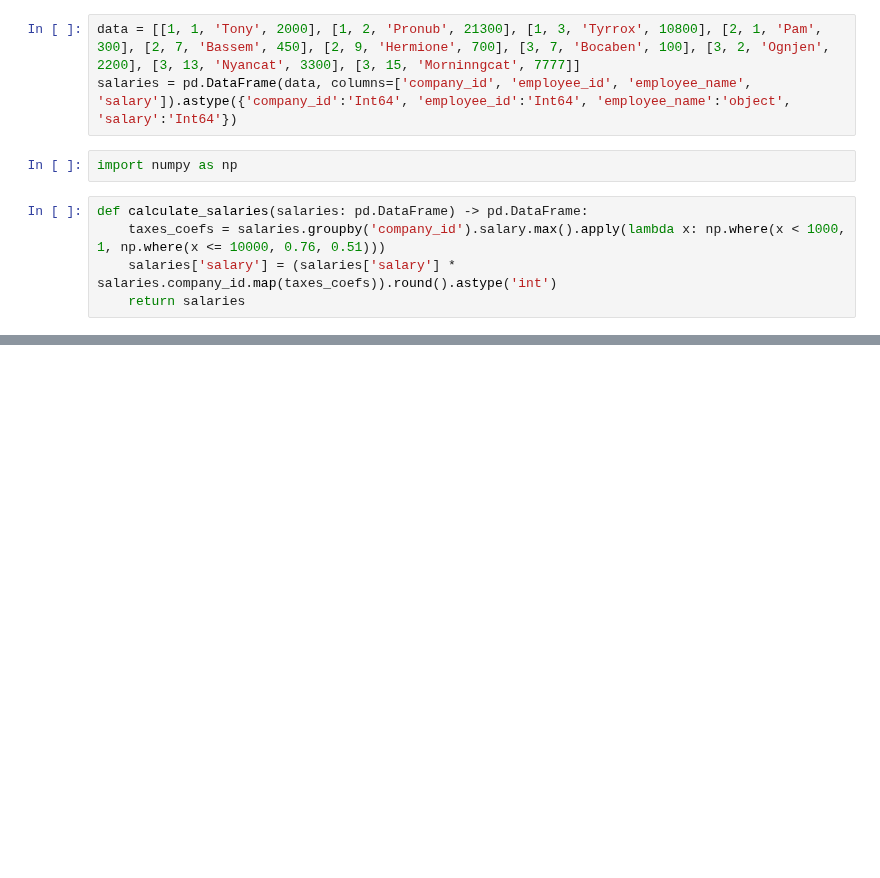
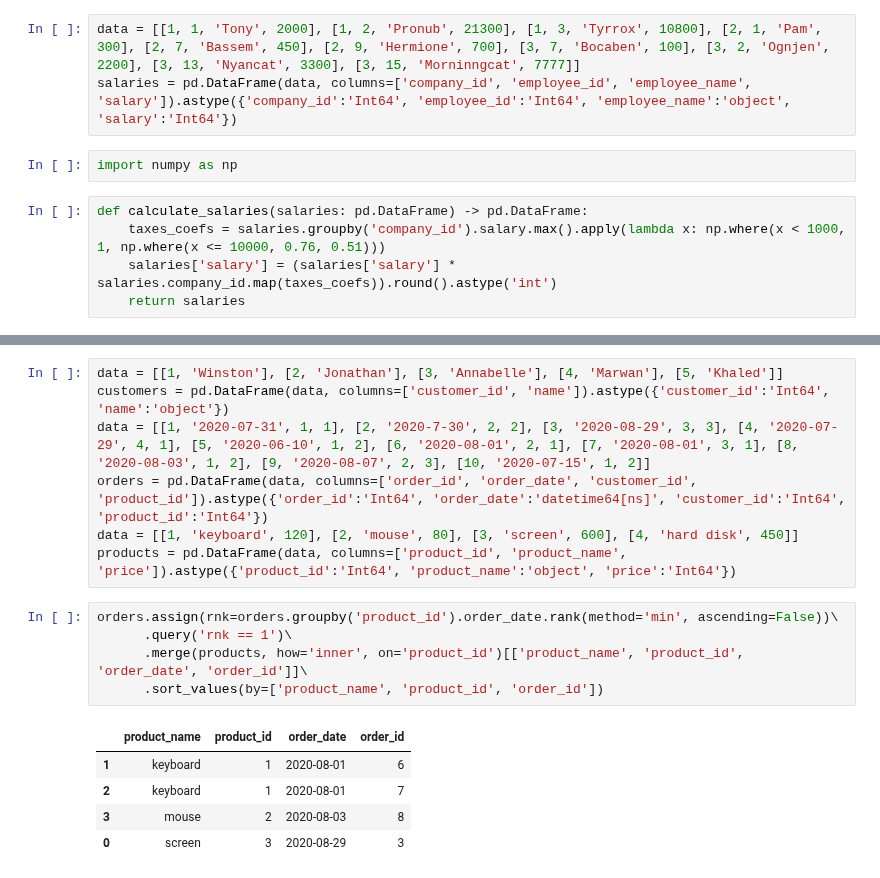
Before and after one commit to aleks-haksly/leetcode, a Jupyter notebook: pandas_postgres/pandas_postgres_medium.ipynb, the cells around one changed output, grey strips where cells are left out. Drawn from its saved outputs; the diff is of its cells as text; blank space fills up the shorter version.

```diff
--- a/pandas_postgres/pandas_postgres_medium.ipynb
+++ b/pandas_postgres/pandas_postgres_medium.ipynb
@@ -1524,0 +1540,18 @@ def calculate_salaries(salaries: pd.DataFrame) -> pd.DataFrame:
+# %%
+data = [[1, 'Winston'], [2, 'Jonathan'], [3, 'Annabelle'], [4, 'Marwan'], [5, 'Khaled']]
+customers = pd.DataFrame(data, columns=['customer_id', 'name']).astype({'customer_id':'Int64', 'name':'object'})
+data = [[1, '2020-07-31', 1, 1], [2, '2020-7-30', 2, 2], [3, '2020-08-29', 3, 3], [4, '2020-07-29', 4, 1], [5, '2020-06-10', 1, 2], [6, '2020-08-01', 2, 1], [7, '2020-08-01', 3, 1], [8, '2020-08-03', 1, 2], [9, '2020-08-07', 2, 3], [10, '2020-07-15', 1, 2]]
+orders = pd.DataFrame(data, columns=['order_id', 'order_date', 'customer_id', 'product_id']).astype({'order_id':'Int64', 'order_date':'datetime64[ns]', 'customer_id':'Int64', 'product_id':'Int64'})
+data = [[1, 'keyboard', 120], [2, 'mouse', 80], [3, 'screen', 600], [4, 'hard disk', 450]]
+products = pd.DataFrame(data, columns=['product_id', 'product_name', 'price']).astype({'product_id':'Int64', 'product_name':'object', 'price':'Int64'})
+# %%
+orders.assign(rnk=orders.groupby('product_id').order_date.rank(method='min', ascending=False))\
+      .query('rnk == 1')\
+      .merge(products, how='inner', on='product_id')[['product_name', 'product_id', 'order_date', 'order_id']]\
+      .sort_values(by=['product_name', 'product_id', 'order_id'])
+# %% [output]
+|  | product_name | product_id | order_date | order_id |
+| 1 | keyboard | 1 | 2020-08-01 | 6 |
+| 2 | keyboard | 1 | 2020-08-01 | 7 |
+| 3 | mouse | 2 | 2020-08-03 | 8 |
+| 0 | screen | 3 | 2020-08-29 | 3 |
```
Also changed, not shown: parts of 1 cell of this notebook.
